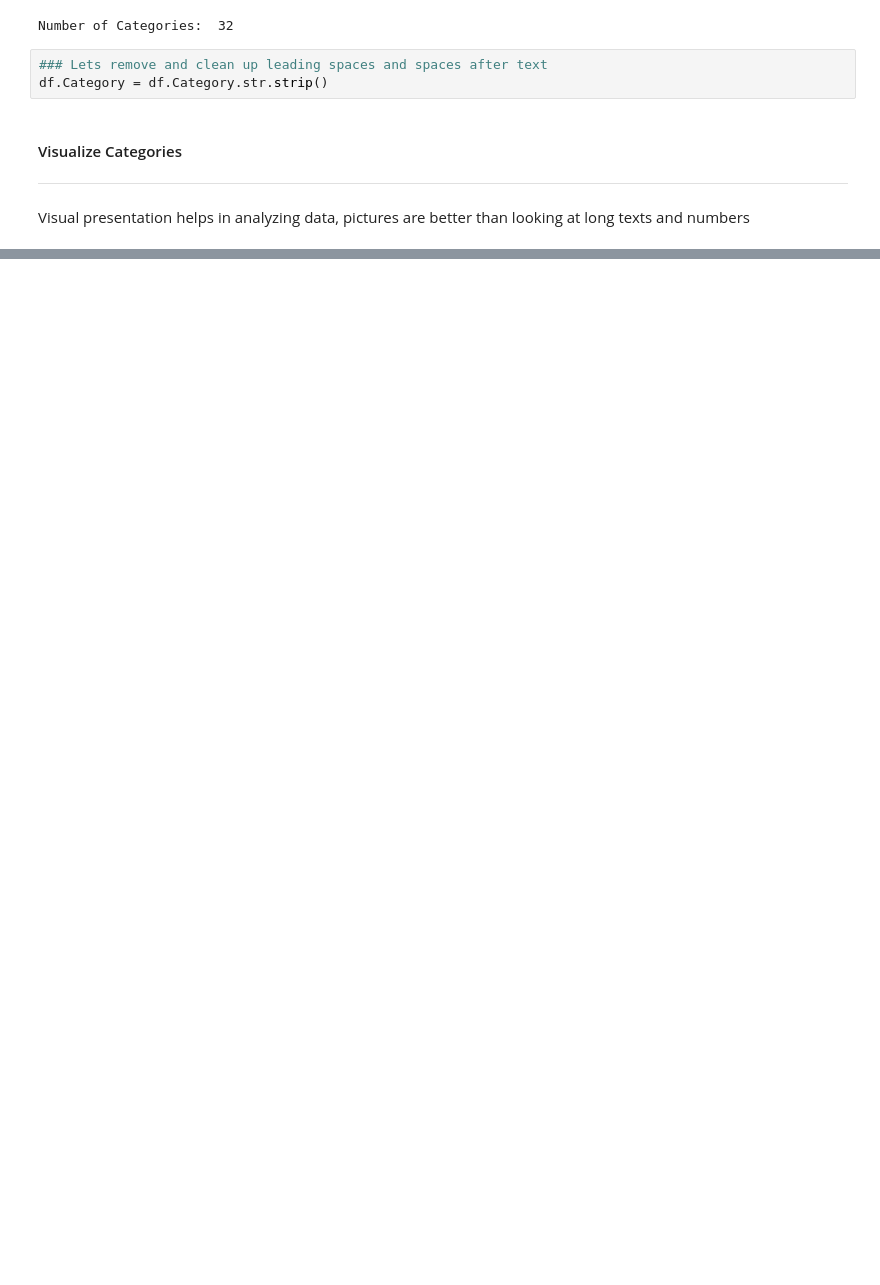
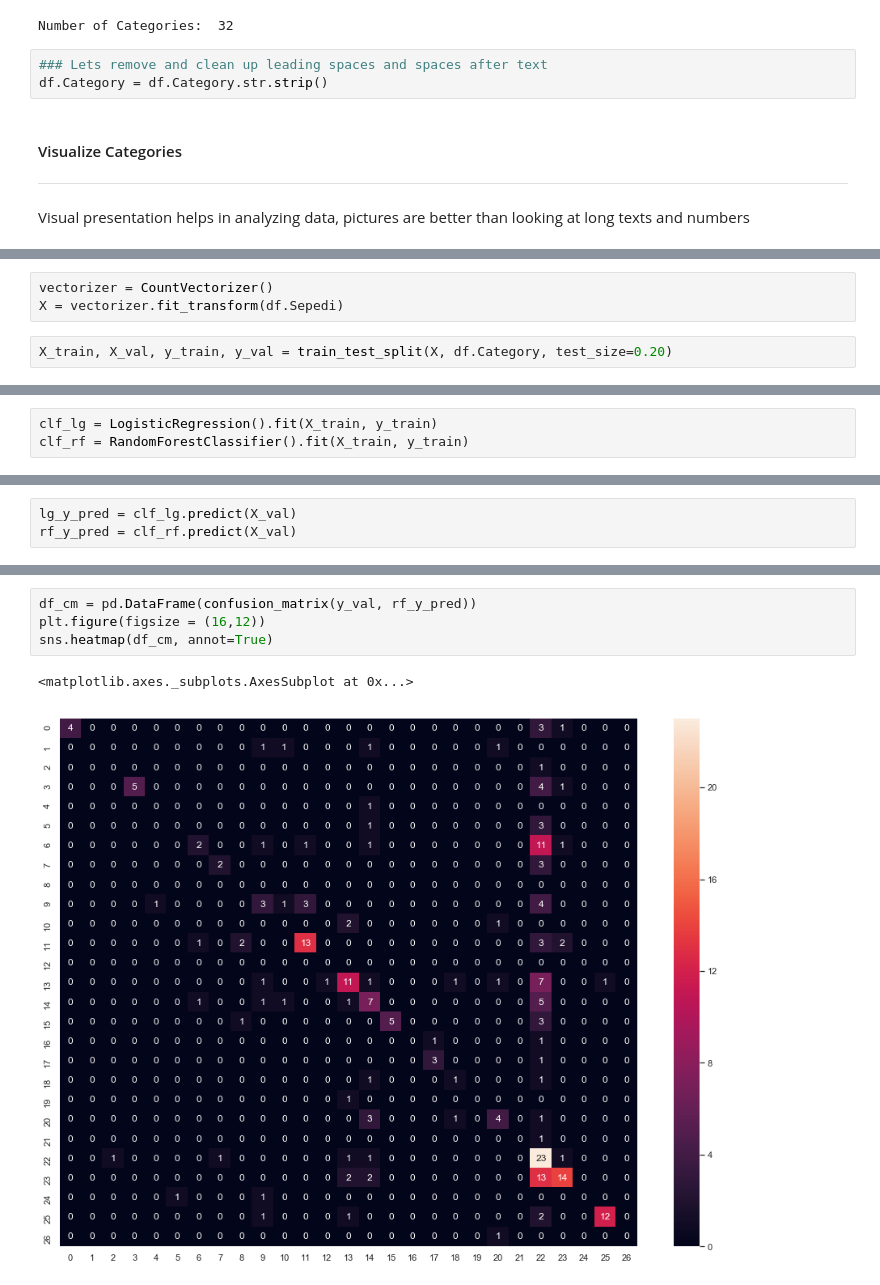
Before and after one commit to dsfsi/StatsSA-Language, a Jupyter notebook: notebooks/16-12-2019-analysing-languages.ipynb, the cells around one changed output, grey strips where cells are left out. Cells and saved outputs as stored; diff of their text form; blank space fills up the shorter version.

Commit message:
add classification and refactored data notebook

```diff
--- a/notebooks/16-12-2019-analysing-languages.ipynb
+++ b/notebooks/16-12-2019-analysing-languages.ipynb
@@ -133,0 +145,5 @@ plot_wordcloud(df[df.Category == 'Social conditions / Personal services'], 'Engl
+# %%
+vectorizer = CountVectorizer()
+X = vectorizer.fit_transform(df.Sepedi)
+# %%
+X_train, X_val, y_train, y_val = train_test_split(X, df.Category, test_size=0.20)
@@ -133,0 +174,3 @@ plot_wordcloud(df[df.Category == 'Social conditions / Personal services'], 'Engl
+# %%
+clf_lg = LogisticRegression().fit(X_train, y_train)
+clf_rf = RandomForestClassifier().fit(X_train, y_train)
@@ -133,0 +179,3 @@ plot_wordcloud(df[df.Category == 'Social conditions / Personal services'], 'Engl
+# %%
+lg_y_pred = clf_lg.predict(X_val)
+rf_y_pred = clf_rf.predict(X_val)
@@ -133,0 +232,7 @@ plot_wordcloud(df[df.Category == 'Social conditions / Personal services'], 'Engl
+# %%
+df_cm = pd.DataFrame(confusion_matrix(y_val, rf_y_pred))
+plt.figure(figsize = (16,12))
+sns.heatmap(df_cm, annot=True)
+# %% [output]
+<matplotlib.axes._subplots.AxesSubplot at 0x...>
+[figure, added]
```
Also changed, not shown: parts of 14 cells of this notebook, 2 other files.
